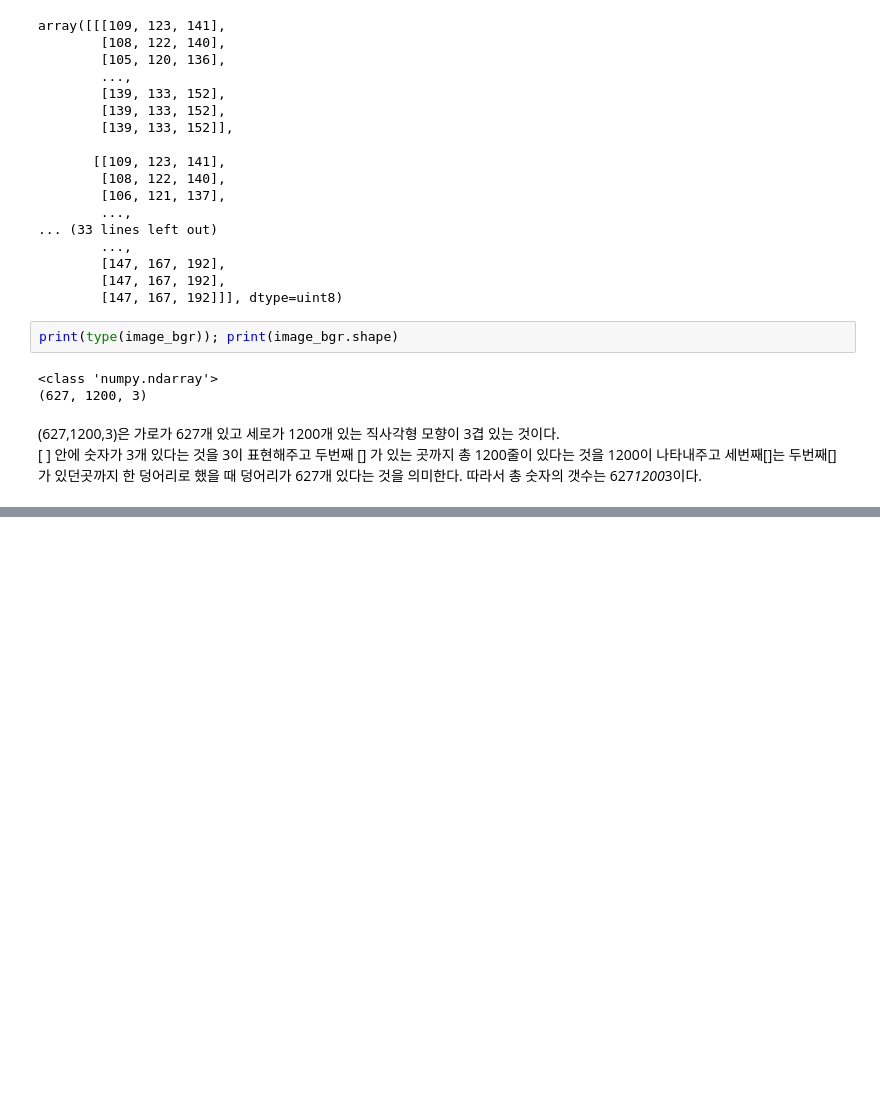
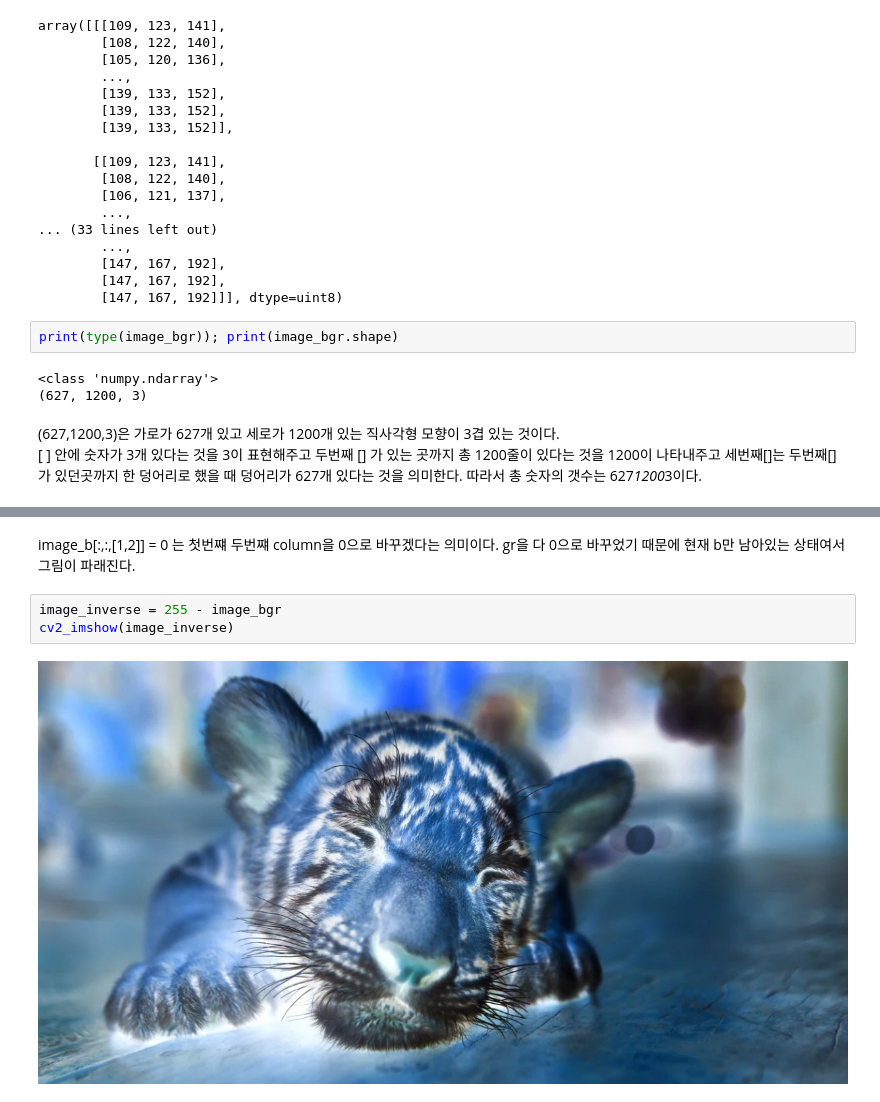
Before and after one commit to jinsu1214/class2022spring, a Jupyter notebook: 20220316.ipynb, the cells around one changed output, grey strips where cells are left out. Cells and saved outputs as stored; diff of their text form; blank space fills up the shorter version.

```diff
--- a/20220316.ipynb
+++ b/20220316.ipynb
@@ -1029,0 +1038,7 @@ print(type(image_bgr)); print(image_bgr.shape)
+# %% [markdown]
+image_b[:,:,[1,2]] = 0 는 첫번쨰 두번쨰 column을 0으로 바꾸겠다는 의미이다. gr을 다 0으로 바꾸었기 때문에 현재 b만 남아있는 상태여서 그림이 파래진다.
+# %%
+image_inverse = 255 - image_bgr
+cv2_imshow(image_inverse)
+# %% [output]
+[figure, added]
```
Also changed, not shown: parts of 10 cells of this notebook.
